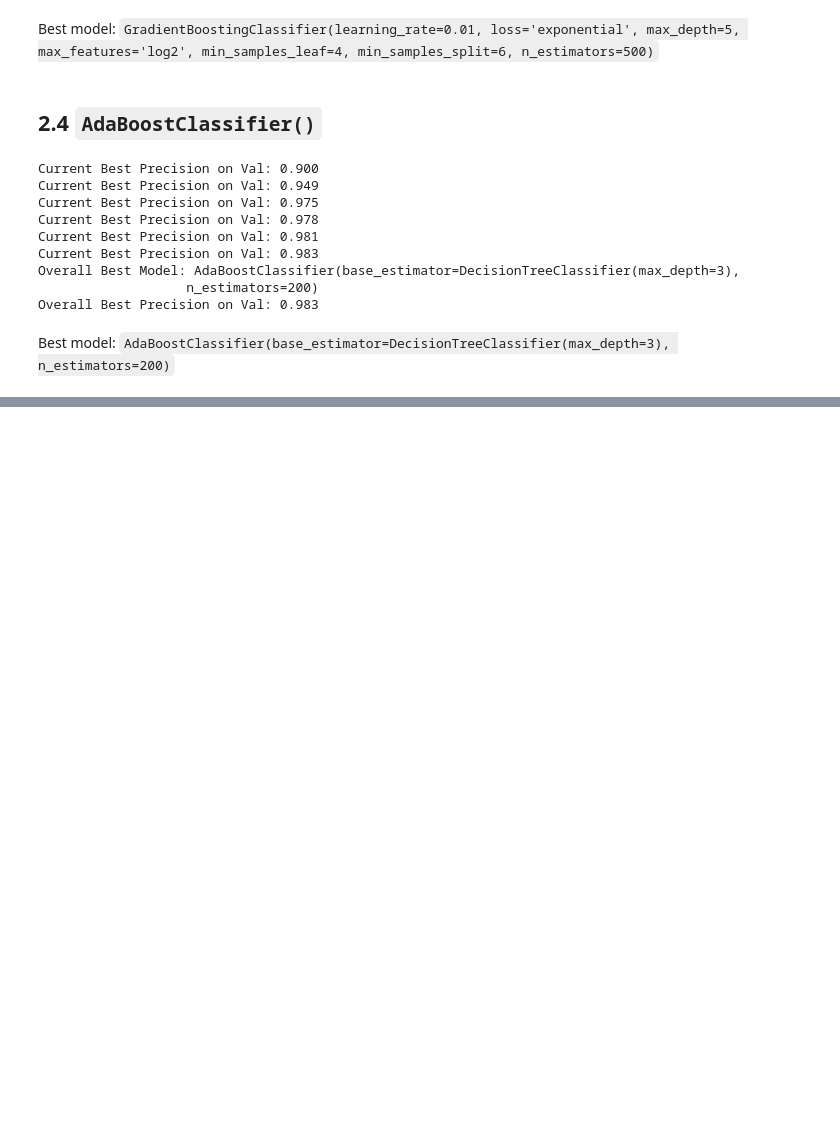
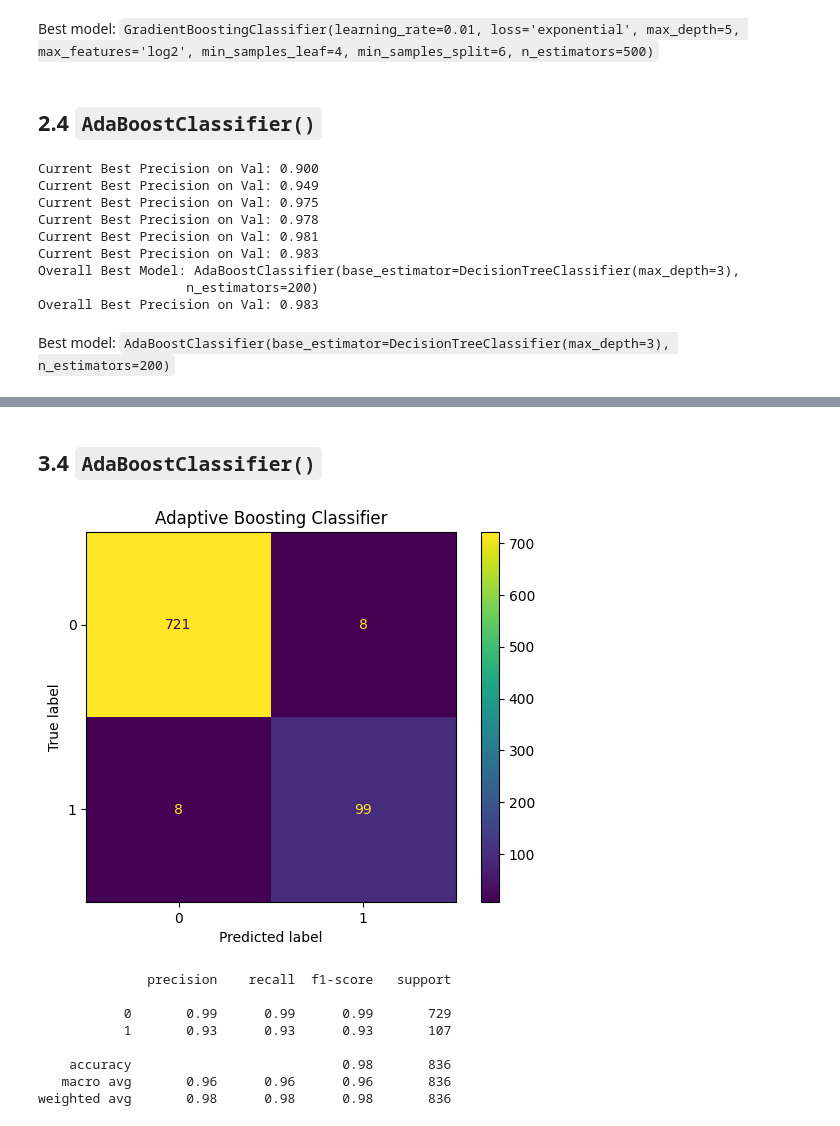
Before and after one commit to sampadk04/Applied_ML_Assignments, a Jupyter notebook: sms_spam_detection/train.ipynb, the cells around one changed output, grey strips where cells are left out. Drawn from its saved outputs; the diff is of its cells as text; code cells hidden in the pictures; blank space fills up the shorter version.

```diff
--- a/sms_spam_detection/train.ipynb
+++ b/sms_spam_detection/train.ipynb
@@ -261,0 +334,22 @@ Best model: `AdaBoostClassifier(base_estimator=DecisionTreeClassifier(max_depth=
+# %% [markdown]
+## 3.4 `AdaBoostClassifier()`
+# %%
+y_test_hat = best_abc.predict(X_test)
+
+# show confusion matrix
+cm_display = ConfusionMatrixDisplay.from_predictions(y_test, y_test_hat, values_format='.5g')
+plt.title("Adaptive Boosting Classifier")
+plt.show()
+
+# print the classification report
+print(classification_report(y_test, y_test_hat))
+# %% [output]
+[figure, added]
+              precision    recall  f1-score   support
+
+           0       0.99      0.99      0.99       729
+           1       0.93      0.93      0.93       107
+
+    accuracy                           0.98       836
+   macro avg       0.96      0.96      0.96       836
+weighted avg       0.98      0.98      0.98       836
```
Also changed, not shown: parts of 11 cells of this notebook.
